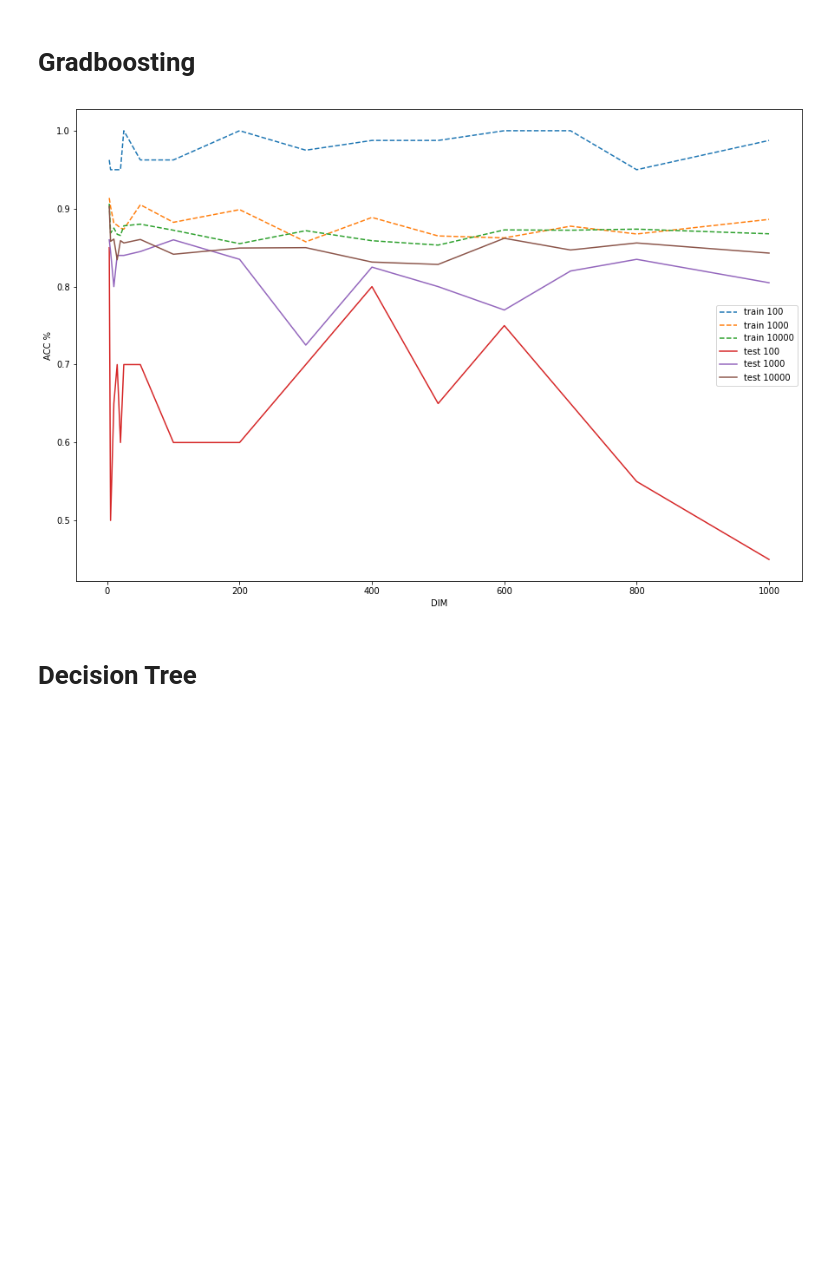
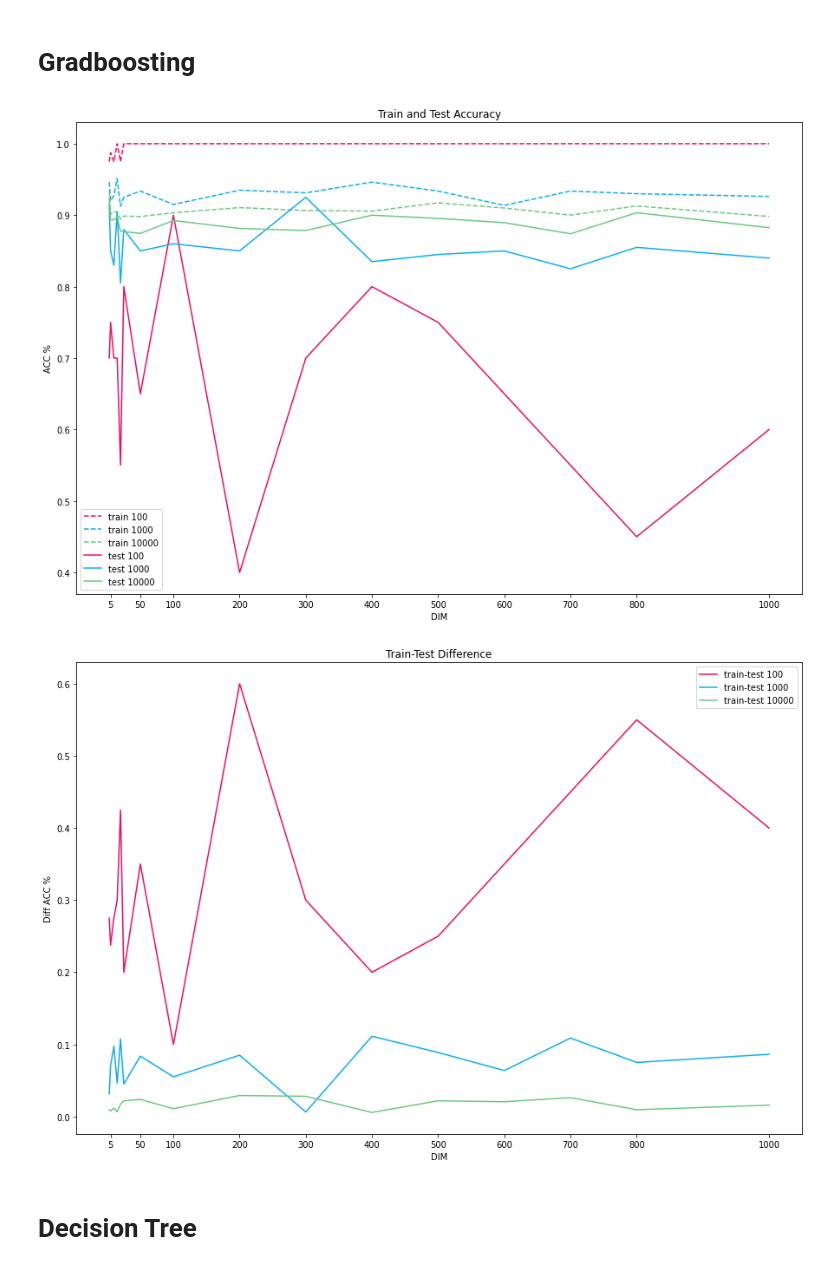
Before and after one commit to joaomvg/machine-learning-algorithms, a Jupyter notebook: dimensionality.ipynb, the cells around one changed output. Drawn from its saved outputs; the diff is of its cells as text; code cells hidden in the pictures; blank space fills up the shorter version.

```diff
--- a/dimensionality.ipynb
+++ b/dimensionality.ipynb
@@ -94,11 +121,14 @@ model_acc_plot(ml=lgr)
 # %% [markdown]
 # Gradboosting
 # %%
-gb=GradientBoostingClassifier(n_estimators=5)
+gb=GradientBoostingClassifier(n_estimators=10)
-# %%
-model_acc_plot(ml=gb)
-# %% [output]
-[figure, removed]
+# %%
+n_list, dims, Train_list, Test_list =train_test_scores(gb)
+model_acc_plot(dims,Train_list,Test_list,n_list)
+plot_diff_acc(dims,Train_list,Test_list,n_list)
+# %% [output]
+[figure, added]
+[figure, added]
 # %% [markdown]
 # Decision Tree
 # %%
```
Also changed, not shown: parts of 10 cells of this notebook.
